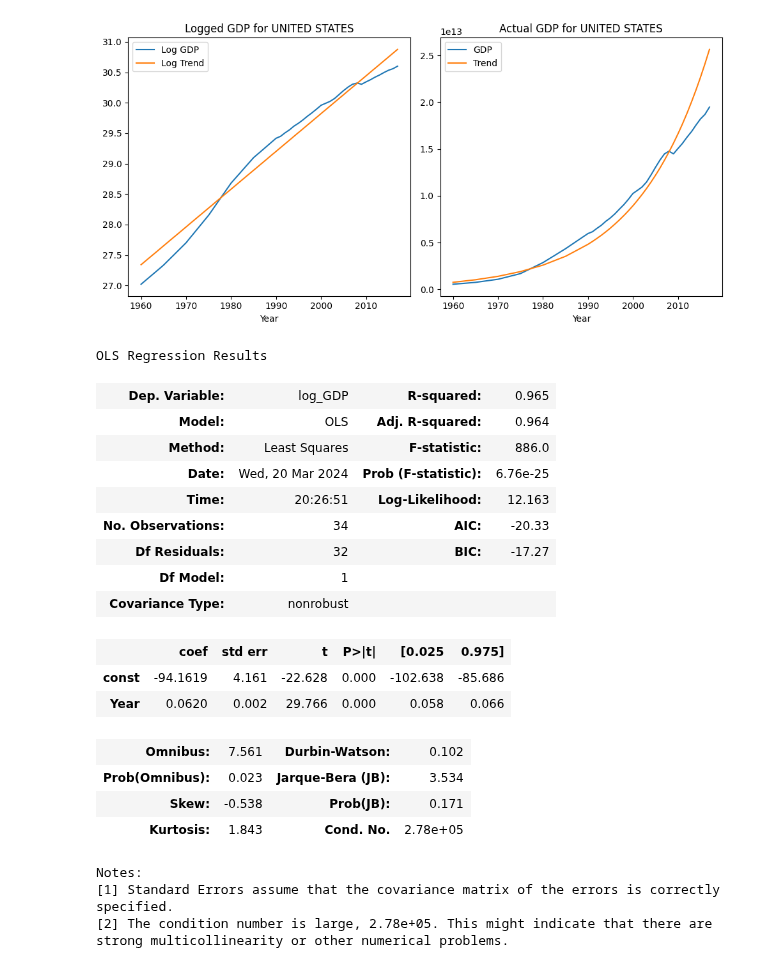
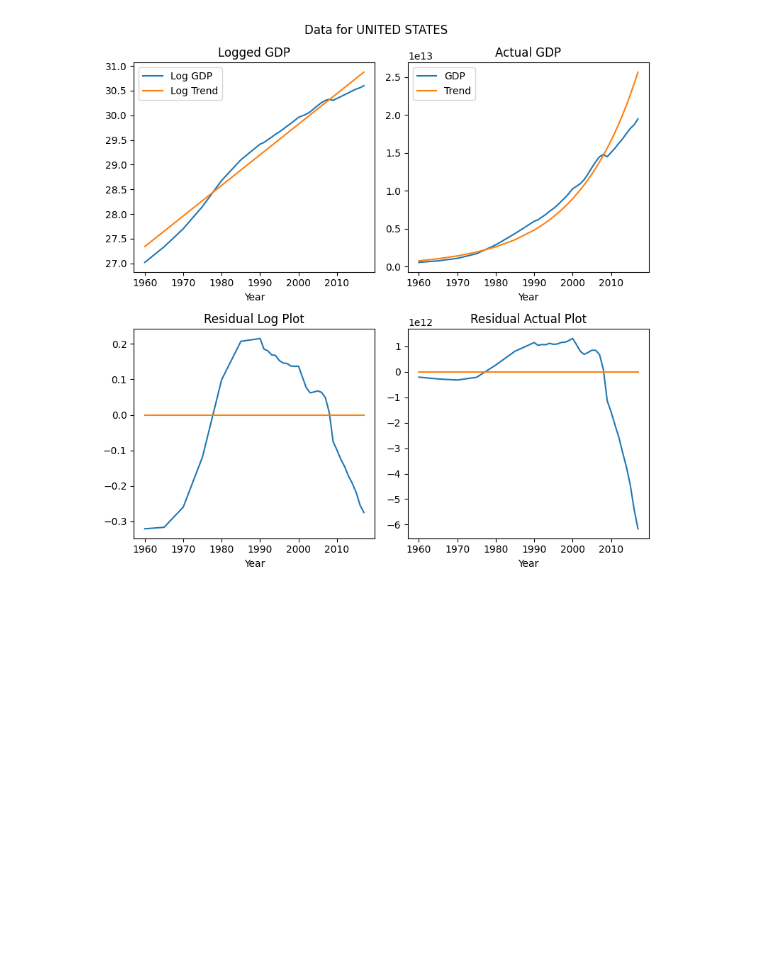
Before and after one commit to addmelo/ACME, a Jupyter notebook: InitialGDPModel.ipynb, the cells around one changed output. Drawn from its saved outputs; the diff is of its cells as text; code cells hidden in the pictures; blank space fills up the shorter version.

```diff
--- a/InitialGDPModel.ipynb
+++ b/InitialGDPModel.ipynb
@@ -26,11 +44,0 @@ plt.show()
-# %%
-# Plot the logged models
-fig, ax = plt.subplots(1)
-ax.set_yscale("log")
-USA.plot(x="Year", y="GDP", ax=ax, label="USA")
-JAPAN.plot(x="Year", y="GDP", ax=ax, label="Japan")
-plt.title("Logged GDP For the United States and Japan: 1960-2016")
-ax.set_ylabel("GDP ($)")
-plt.gca().yaxis.get_offset_text().set_visible(False)  # Hide the offset text
-plt.tight_layout()
-plt.show()
@@ -41,51 +49,44 @@ This seems to indicate that a multiplicative model would be helpful.
 # %%
 def FitTrendAndPlot(df):
     '''df - the dataframe of the country data'''
     df['log_GDP'] = np.log(df['GDP'])
     y = df['log_GDP']
     X = sm.add_constant(df['Year'])
 
     model = sm.OLS(y, X).fit()
-    y_pred = model.predict(X)
+    modelPrediction = model.predict(X)
 
     # Plot the results, both logged and the original
-    fig, axs = plt.subplots(1,2, figsize=(10,5))
+    fig, axs = plt.subplots(2,2, figsize=(8,8))
 
-    df.plot(y='log_GDP', x='Year', ax=axs[0], label="Log GDP")
-    axs[0].plot(df['Year'], y_pred, label="Log Trend")
-    axs[0].set_title(f"Logged GDP for {df['Country'][0]}")
-    axs[0].legend()
+    df.plot(y='log_GDP', x='Year', ax=axs[0,0], label="Log GDP")
+    axs[0,0].plot(df['Year'], modelPrediction, label="Log Trend")
+    axs[0,0].set_title(f"Logged GDP")
+    axs[0,0].legend()
 
-    df.plot(y='GDP', x='Year', ax=axs[1], label="GDP")
-    axs[1].plot(df['Year'], np.exp(y_pred), label="Trend")
-    axs[1].set_title(f"Actual GDP for {df['Country'][0]}")
-    axs[1].legend()
+    df.plot(y='GDP', x='Year', ax=axs[0,1], label="GDP")
+    axs[0,1].plot(df['Year'], np.exp(modelPrediction), label="Trend")
+    axs[0,1].set_title(f"Actual GDP")
+    axs[0,1].legend()
 
+    # De-trend the plots
+    df['detrended_log_GDP'] = df['log_GDP'] - modelPrediction
+    df.plot(y='detrended_log_GDP', x='Year', ax=axs[1,0], legend=False)
+    axs[1,0].plot(df['Year'], np.zeros_like(df['Year']))
+    axs[1,0].set_title("Residual Log Plot")
+
+    axs[1,1].plot(df['Year'], df['GDP'] - np.exp(modelPrediction))
+    axs[1,1].plot(df['Year'], np.zeros_like(df['Year']))
+    axs[1,1].set_title("Residual Actual Plot")
+    axs[1,1].set_xlabel("Year")
+    plt.suptitle(f"Data for {df['Country'][0]}")
     plt.tight_layout()
     plt.show()
-    return model.summary()
 
-FitTrendAndPlot(USA)
+    # TODO: Display the parameters b_0 and b_1, consider dropping the "actual" plots.
+
+    return model
+
+model = FitTrendAndPlot(USA)
 # %% [output]
-[figure, old version]
+[figure, new version]
-OLS Regression Results
-| Dep. Variable: | log_GDP | R-squared: | 0.965 |
-| Model: | OLS | Adj. R-squared: | 0.964 |
-| Method: | Least Squares | F-statistic: | 886.0 |
-| Date: | Wed, 20 Mar 2024 | Prob (F-statistic): | 6.76e-25 |
-| Time: | 20:26:51 | Log-Likelihood: | 12.163 |
-| No. Observations: | 34 | AIC: | -20.33 |
-| Df Residuals: | 32 | BIC: | -17.27 |
-| Df Model: | 1 |  |  |
-| Covariance Type: | nonrobust |  |  |
-|  | coef | std err | t | P>|t| | [0.025 | 0.975] |
-| const | -94.1619 | 4.161 | -22.628 | 0.000 | -102.638 | -85.686 |
-| Year | 0.0620 | 0.002 | 29.766 | 0.000 | 0.058 | 0.066 |
-| Omnibus: | 7.561 | Durbin-Watson: | 0.102 |
-| Prob(Omnibus): | 0.023 | Jarque-Bera (JB): | 3.534 |
-| Skew: | -0.538 | Prob(JB): | 0.171 |
-| Kurtosis: | 1.843 | Cond. No. | 2.78e+05 |
-Notes:
-[1] Standard Errors assume that the covariance matrix of the errors is correctly specified.
-[2] The condition number is large, 2.78e+05. This might indicate that there are
-strong multicollinearity or other numerical problems.
```
Also changed, not shown: parts of 8 cells of this notebook, 2 other files.
